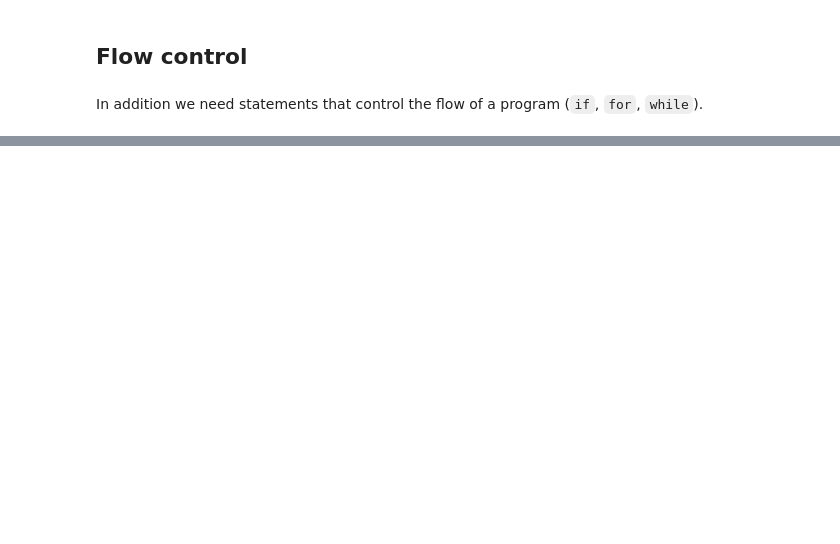
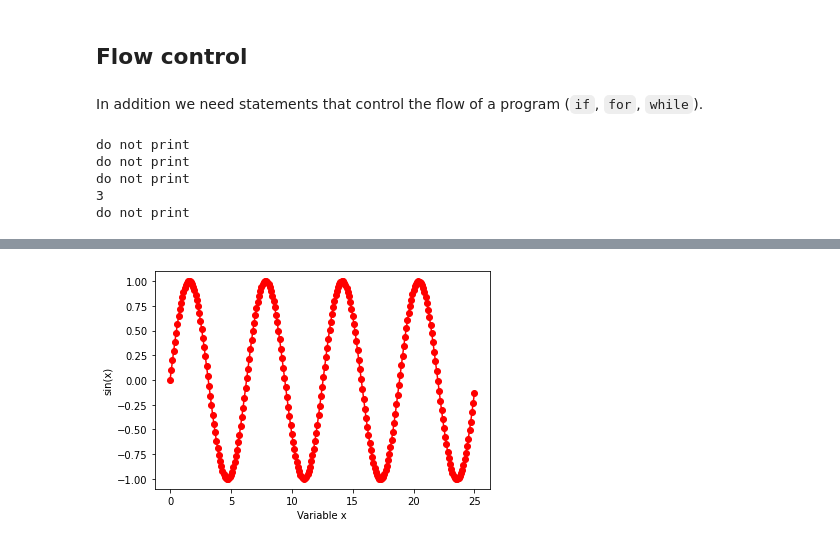
Before and after one commit to matthiaskoenig/python-introduction, a Jupyter notebook: notebooks/01_python_introduction.ipynb, the cells around one changed output, grey strips where cells are left out. Drawn from its saved outputs; the diff is of its cells as text; code cells hidden in the pictures; blank space fills up the shorter version.

```diff
--- a/notebooks/01_python_introduction.ipynb
+++ b/notebooks/01_python_introduction.ipynb
@@ -425,11 +484,18 @@ g
 # %% [markdown]
 In addition we need statements that control the flow of a program (`if`, `for`, `while`).
 # %%
+# logical tests: "==" equality; "!=" unequality
 for k in range(5):
-    if k != 3:
+    if k == 3:
         print(k)
     else:
         print("do not print")
+# %% [output]
+do not print
+do not print
+do not print
+3
+do not print
 # %% [markdown]
 ## Plots
 - `matplotlib` is one of the main packages to create plots
@@ -438,20 +504,22 @@ for k in range(5):
 <img src="images/matplotlib.png" width="400">
 # %%
 # allow inline plotting in notebook
-%matplotlib inline
+%matplotlib inline  # only in notebooks
 
 # import libraries
 import numpy as np
 import matplotlib.pyplot as plt
 
 # create x and y data
-x = np.arange(0, 25, 0.1)
+x = np.linspace(0, 25, num=251)
 y = np.sin(x)
 
 # plot curve
-plt.plot(x, y, 'r-')
+plt.plot(x, y, 'r-', marker="o")
 plt.xlabel('Variable x')
 plt.ylabel('sin(x)')
 plt.show()
+# %% [output]
+[figure, added]
 # %%
 # a more complicated plot
```
Also changed, not shown: parts of 16 cells of this notebook, 2 other files.
